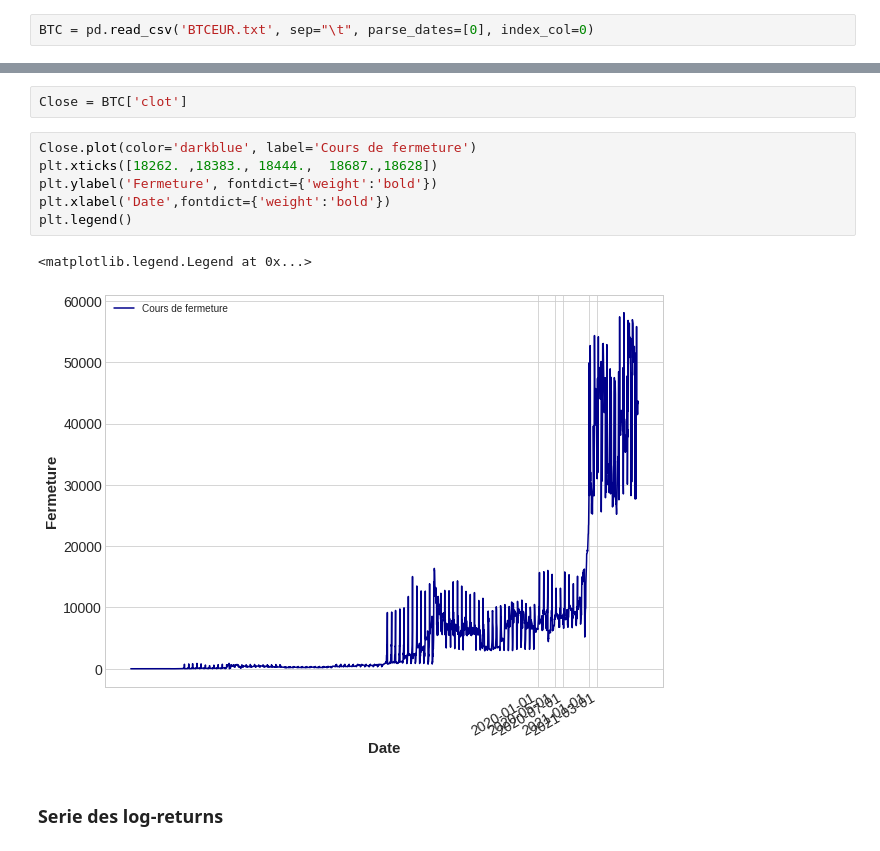
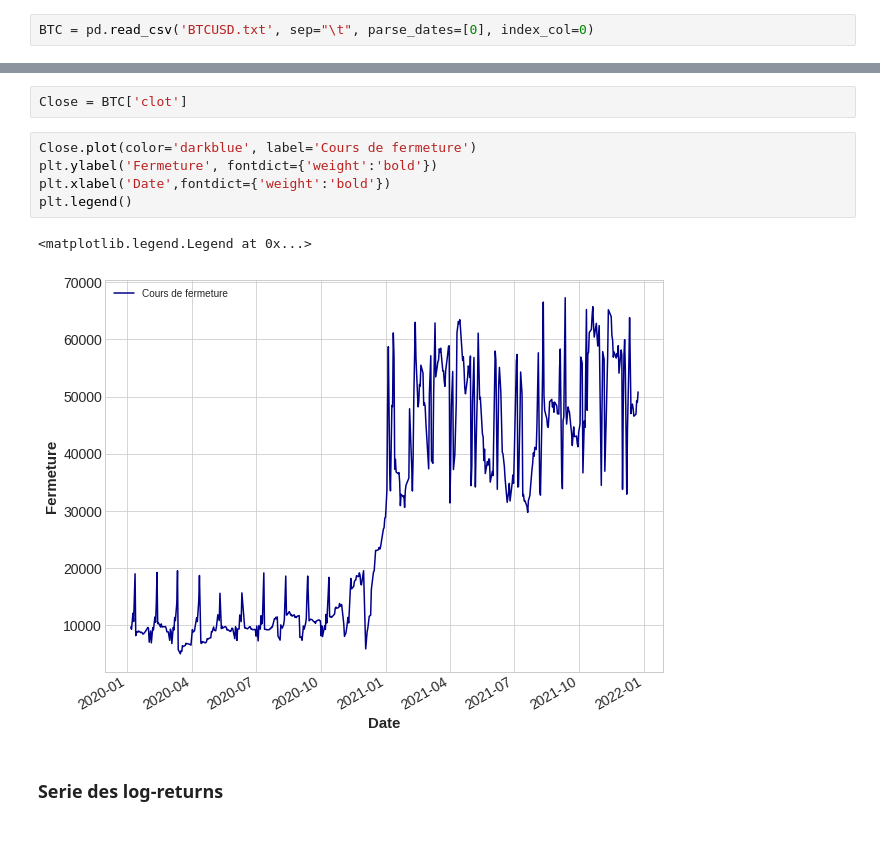
Before and after one commit to S1405V2/RepoProjectDS, a Jupyter notebook: Charles-Travail de modelisation .ipynb, the cells around one changed output, grey strips where cells are left out. Drawn from its saved outputs; the diff is of its cells as text.

```diff
--- a/Charles-Travail de modelisation .ipynb
+++ b/Charles-Travail de modelisation .ipynb
@@ -51,7 +52,7 @@ BTCEUR.txt.2        100%[===================>] 172.13K  --.-KB/s    in 0.003s
 # %% [markdown]
 #### Importation des données :
 # %%
-BTC = pd.read_csv('BTCEUR.txt', sep="\t", parse_dates=[0], index_col=0)
+BTC = pd.read_csv('BTCUSD.txt', sep="\t", parse_dates=[0], index_col=0)
 # %%
 for x in BTC:
     print(x)
@@ -67,13 +68,12 @@ Unnamed: 7
 Close = BTC['clot']
 # %%
 Close.plot(color='darkblue', label='Cours de fermeture')
-plt.xticks([18262. ,18383., 18444.,  18687.,18628])
 plt.ylabel('Fermeture', fontdict={'weight':'bold'})
 plt.xlabel('Date',fontdict={'weight':'bold'})
 plt.legend()
 # %% [output]
 <matplotlib.legend.Legend at 0x...>
-[figure, old version]
+[figure, new version]
 # %% [markdown]
 ### Serie des log-returns
 # %%
```
Also changed, not shown: parts of 52 cells of this notebook.
